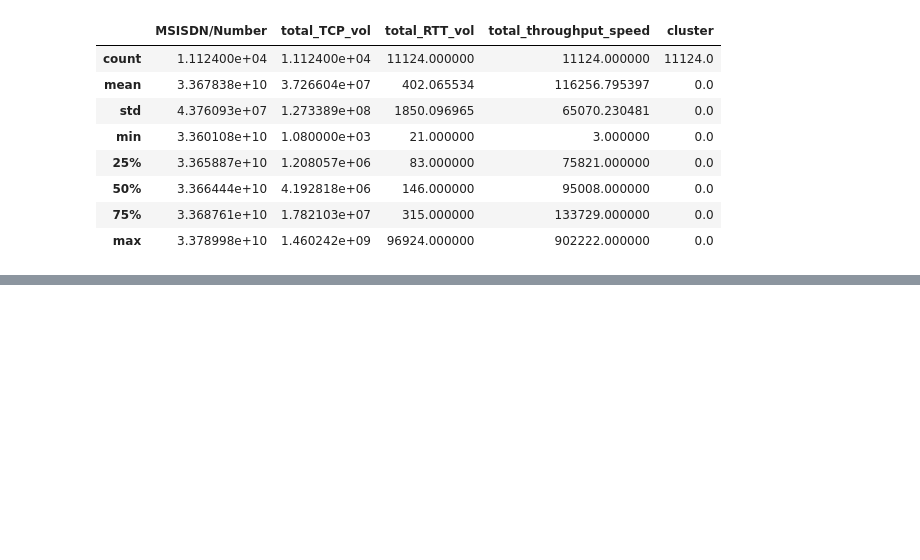
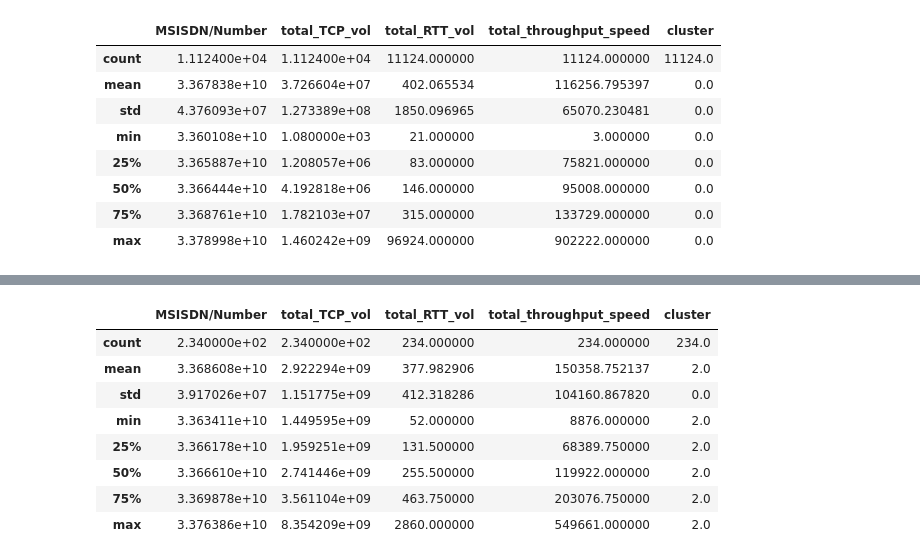
Before and after one commit to wastb/KIAM-Week-2, a Jupyter notebook: notebooks/user_experience.ipynb, the cells around one changed output, grey strips where cells are left out. Cells and saved outputs as stored; diff of their text form; code cells hidden in the pictures; blank space fills up the shorter version.

```diff
--- a/notebooks/user_experience.ipynb
+++ b/notebooks/user_experience.ipynb
@@ -240,0 +317,14 @@ dp.statistical_summary(cluster_0)
+# %%
+cluster_2 = df_experience_metrics[df_experience_metrics['cluster'] == 2]
+# %%
+dp.statistical_summary(cluster_2)
+# %% [output]
+|  | MSISDN/Number | total_TCP_vol | total_RTT_vol | total_throughput_speed | cluster |
+| count | 2.340000e+02 | 2.340000e+02 | 234.000000 | 234.000000 | 234.0 |
+| mean | 3.368608e+10 | 2.922294e+09 | 377.982906 | 150358.752137 | 2.0 |
+| std | 3.917026e+07 | 1.151775e+09 | 412.318286 | 104160.867820 | 0.0 |
+| min | 3.363411e+10 | 1.449595e+09 | 52.000000 | 8876.000000 | 2.0 |
+| 25% | 3.366178e+10 | 1.959251e+09 | 131.500000 | 68389.750000 | 2.0 |
+| 50% | 3.366610e+10 | 2.741446e+09 | 255.500000 | 119922.000000 | 2.0 |
+| 75% | 3.369878e+10 | 3.561104e+09 | 463.750000 | 203076.750000 | 2.0 |
+| max | 3.376386e+10 | 8.354209e+09 | 2860.000000 | 549661.000000 | 2.0 |
```
Also changed, not shown: parts of 29 cells of this notebook, 2 other files.
